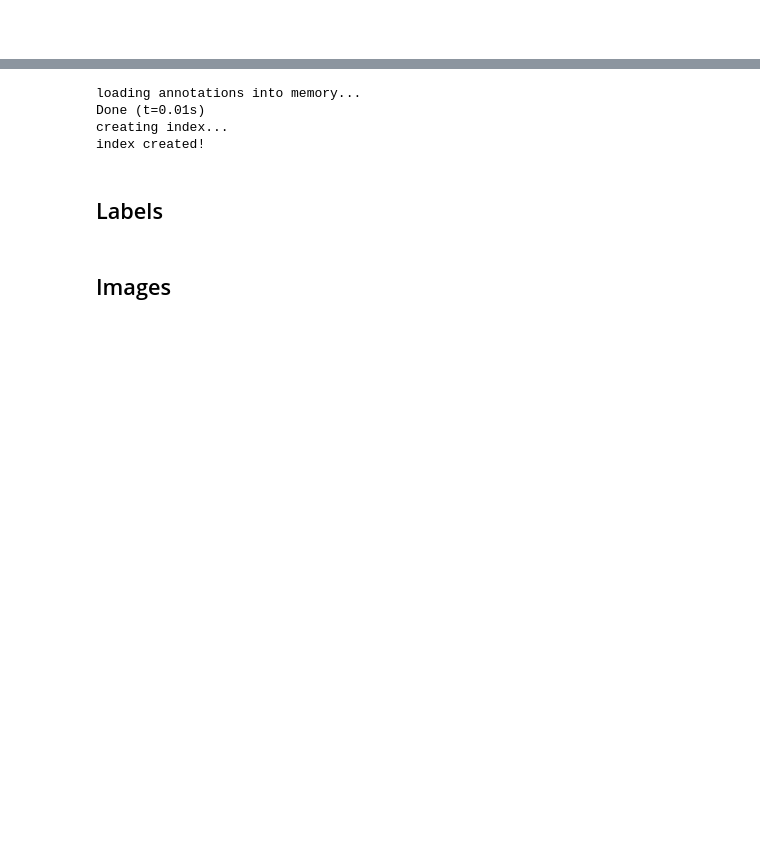
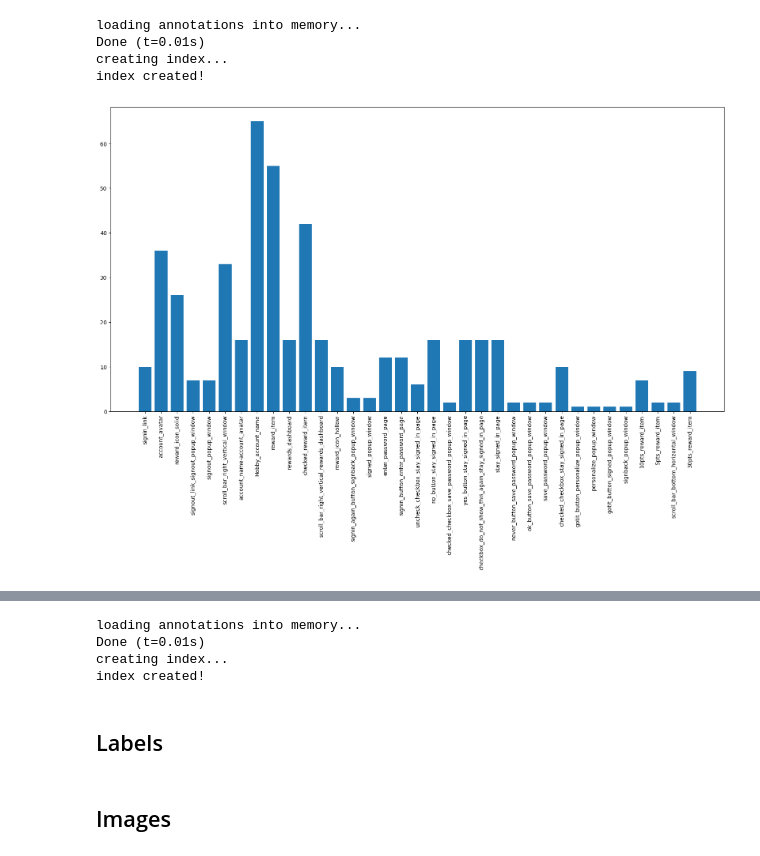
Before and after one commit to hobbymarks/COCO2YOLO, a Jupyter notebook: c2y_ast.ipynb, the cells around one changed output, grey strips where cells are left out. Saved outputs shown, nothing was run; the diff lists cells and outputs as text; code cells hidden in the pictures; blank space fills up the shorter version.

```diff
--- a/c2y_ast.ipynb
+++ b/c2y_ast.ipynb
@@ -3,8 +3,27 @@
 # %%
 from pycocotools.coco import COCO
 # %%
-ann_file_path = 'annotations/instances_default.json'
+ann_file_path = '/Users/mm/Desktop/edgeshots/annotations/instances_default.json'
 # %%
 coco = COCO(ann_file_path)
+# %% [output]
+loading annotations into memory...
+Done (t=0.01s)
+creating index...
+index created!
-# %% [markdown]
-##
+# %%
+catIDs = coco.getCatIds()
+cats = coco.loadCats(catIDs)
+# %%
+class_distribution = {}
+
+imgIds = coco.getImgIds()
+for i in imgIds:
+    annIds = coco.getAnnIds(imgIds=i, iscrowd=None)
+    anns = coco.loadAnns(annIds)
+    for ann in anns:
+        catId = ann['category_id']
+        cat = coco.loadCats(catId)[0]['name']
+        if cat not in class_distribution:
+            class_distribution[cat] = 0
+        class_distribution[cat] += 1
@@ -10,0 +32,7 @@ coco = COCO(ann_file_path)
+# %%
+plt.figure(figsize=(20, 10))
+plt.bar(class_distribution.keys(), class_distribution.values())
+plt.xticks(rotation=90)
+plt.show()
+# %% [output]
+[figure, added]
```
Also changed, not shown: parts of 5 cells of this notebook, 2 other files.
